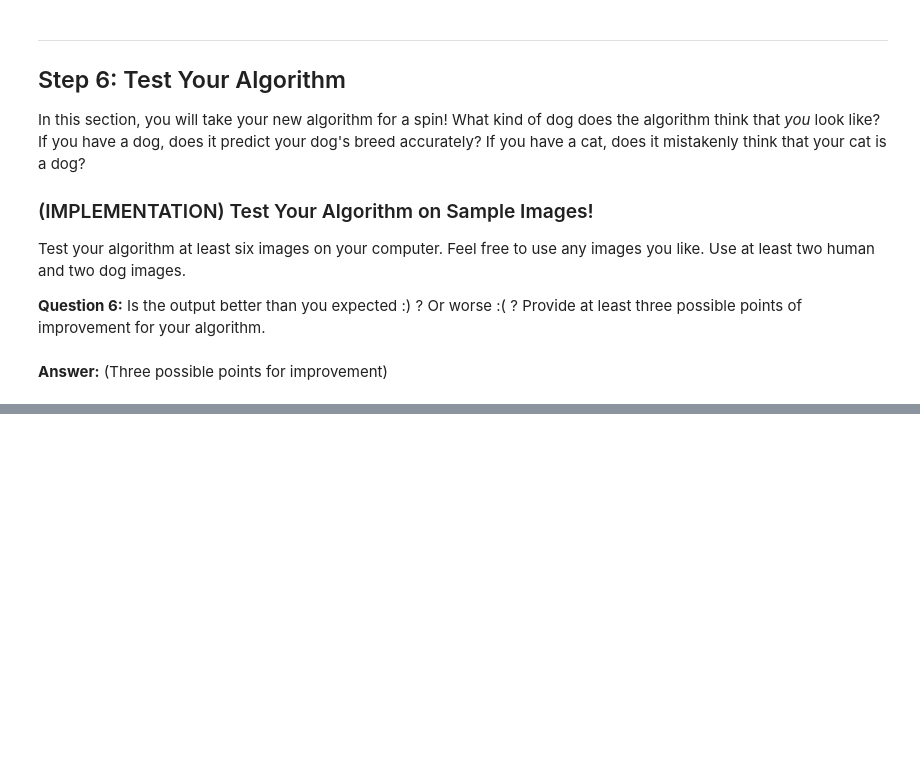
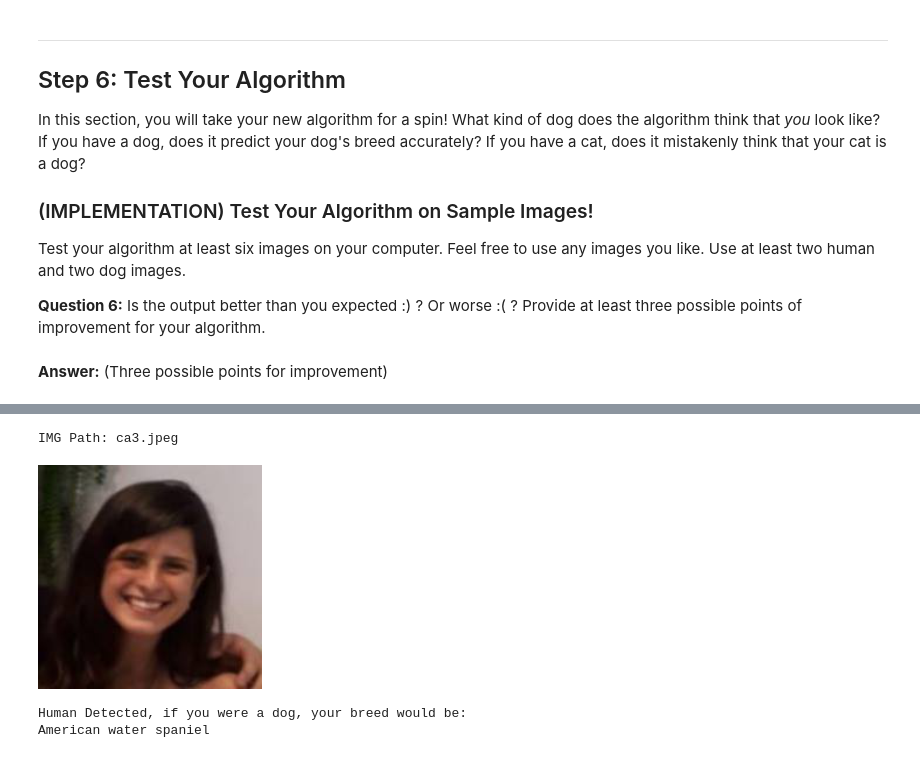
Before and after one commit to aruanalucena/deep-learning-v2-pytorch, a Jupyter notebook: project-dog-classification/dog_app.ipynb, the cells around one changed output, grey strips where cells are left out. Drawn from its saved outputs; the diff is of its cells as text; code cells hidden in the pictures; blank space fills up the shorter version.

```diff
--- a/project-dog-classification/dog_app.ipynb
+++ b/project-dog-classification/dog_app.ipynb
@@ -858,0 +996,9 @@ for file in np.hstack((human_files[:3], dog_files[:3])):
+# %%
+img_path='ca3.jpeg'
+print("IMG Path:", img_path)
+run_app(img_path)
+# %% [output]
+IMG Path: ca3.jpeg
+[figure, added]
+Human Detected, if you were a dog, your breed would be:
+American water spaniel
```
Also changed, not shown: parts of 33 cells of this notebook.
